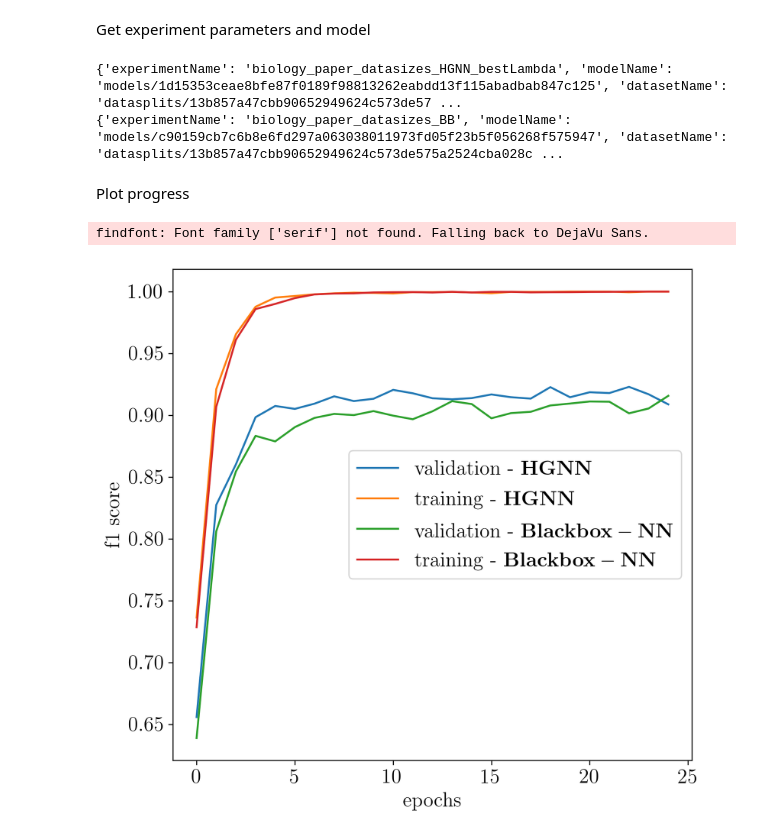
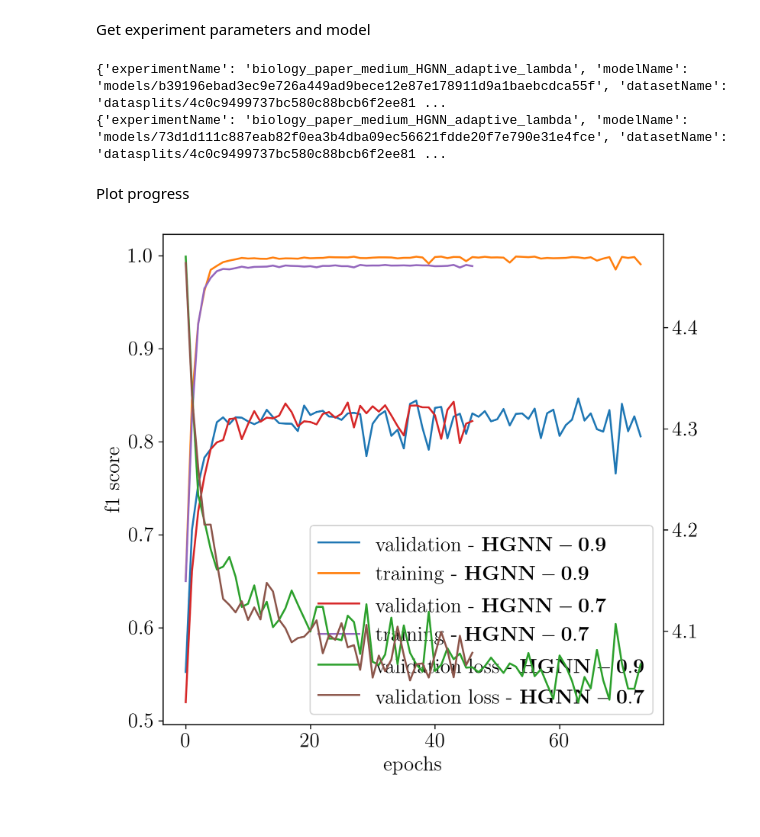
Before and after one commit to elhamod/HGNN, a Jupyter notebook: HGNN/analyse/Analyze multiple trials.ipynb, the cells around one changed output. Saved outputs shown, nothing was run; the diff lists cells and outputs as text; code cells hidden in the pictures.

```diff
--- a/HGNN/analyse/Analyze multiple trials.ipynb
+++ b/HGNN/analyse/Analyze multiple trials.ipynb
@@ -18,33 +18,33 @@ experimetnsFileName = "experiments.csv"
 # %% [markdown]
 Parameters
 # %%
-experimentsPath="/home/elhamod/HGNN/experiments/"
-dataPath="/data/BGNN_data/"
+experimentsPath="/raid/elhamod/Fish/experiments/"
+dataPath="/raid/elhamod/Fish/"
 
-sub_output_path = 'biologypaper/comaprison_HGNNvsBB'
+sub_output_path = 'biologypaper/adaptivelambda/comaprison_HGNNvsBB'
 
 
 experiment_list = [
     {
-       'experimentName': "biology_paper_datasizes_HGNN_bestLambda",
-       'trial_hash': '1d15353ceae8bfe87f0189f98813262eabdd13f115abadbab847c125',
-       'label': "$\mathbf{HGNN}$"
+       'experimentName': "biology_paper_medium_HGNN_adaptive_lambda",
+       'trial_hash': 'b39196ebad3ec9e726a449ad9bece12e87e178911d9a1baebcdca55f',
+       'label': "$\mathbf{HGNN-0.9}$"
     },
     {
-       'experimentName': "biology_paper_datasizes_BB",
-       'trial_hash': 'c90159cb7c6b8e6fd297a063038011973fd05f23b5f056268f575947',
-       'label': "$\mathbf{Blackbox-{NN}}$"
+       'experimentName': "biology_paper_medium_HGNN_adaptive_lambda",
+       'trial_hash': '73d1d111c887eab82f0ea3b4dba09ec56621fdde20f7e790e31e4fce',
+       'label': "$\mathbf{HGNN-0.7}$"
     },
 ]
 
-first_n_epochs = 25 # Noe means all.
+first_n_epochs = None # None means all.
 
 
 cuda=6
 
 plotsToDisplay= [{
     'validation_fine_f1': {"label":"validation" ,"secondary":False},
-#     'validation_loss': {"label":"validation loss","secondary":True},
+    'validation_loss': {"label":"validation loss","secondary":True},
     'training_fine_f1': {"label":"training" ,"secondary":False},
 #     'test_fine_f1': {"label":"test f1" ,"secondary":False},
 #     'validation_coarse_f1': {"label":"test coarse f1" ,"secondary":False},
@@ -91,8 +91,8 @@ for trial in experiment_list:
         df = df.head(first_n_epochs)
     dfs.append(df)
 # %% [output]
-{'experimentName': 'biology_paper_datasizes_HGNN_bestLambda', 'modelName': 'models/1d15353ceae8bfe87f0189f98813262eabdd13f115abadbab847c125', 'datasetName': 'datasplits/13b857a47cbb90652949624c573de57 ...
-{'experimentName': 'biology_paper_datasizes_BB', 'modelName': 'models/c90159cb7c6b8e6fd297a063038011973fd05f23b5f056268f575947', 'datasetName': 'datasplits/13b857a47cbb90652949624c573de575a2524cba028c ...
+{'experimentName': 'biology_paper_medium_HGNN_adaptive_lambda', 'modelName': 'models/b39196ebad3ec9e726a449ad9bece12e87e178911d9a1baebcdca55f', 'datasetName': 'datasplits/4c0c9499737bc580c88bcb6f2ee81 ...
+{'experimentName': 'biology_paper_medium_HGNN_adaptive_lambda', 'modelName': 'models/73d1d111c887eab82f0ea3b4dba09ec56621fdde20f7e790e31e4fce', 'datasetName': 'datasplits/4c0c9499737bc580c88bcb6f2ee81 ...
 # %% [markdown]
 Plot progress
 # %%
@@ -112,33 +112,32 @@ for i, df in enumerate(dfs):
                 y_secondary.append(key) #
             else:
                 y_primary.append(key)
 
         y_primary_labels = list(map(lambda x: " - ".join([plotToDisplay[x]["label"], trial_label]), y_primary))
         y_secondary_labels = list(map(lambda x:  " - ".join([plotToDisplay[x]["label"], trial_label]), y_secondary))
         y_primary_labels2 = list(map(lambda x: plotToDisplay[x]["label"], y_primary))
         y_secondary_labels2 = list(map(lambda x:  plotToDisplay[x]["label"], y_secondary))
         df_cleaned = df[(y_secondary_labels + y_primary_labels)]
 
         lines = []
         if len(y_primary_labels) > 0:
             df_cleaned.plot(ax=ax, y=y_primary_labels)
 #             ax.set_ylabel(str(y_primary_labels2))
             lines = ax.get_lines()
         if len(y_secondary_labels) > 0:
             df_cleaned.plot(ax=ax, y=y_secondary_labels, secondary_y=True)
 #             ax.right_ax.set_ylabel(str(y_secondary_labels2))
             lines = lines+ ax.right_ax.get_lines()
 
-        ax.legend(lines, [l.get_label() for l in lines], loc='center right')
+        ax.legend(lines, [l.get_label() for l in lines], loc='lower right')
 
 ax.set_ylabel('f1 score')
 ax.set_xlabel('epochs')
 
 plt.tight_layout(rect=[0, 0.03, 1, 0.95])
 path=  os.path.join(experimentsPath, 'figures', sub_output_path, 'convergence')
 if not os.path.exists(path):
     os.makedirs(path)
 fig.savefig(os.path.join(path, 'training_plot_'+hashlib.sha224(str(plotsToDisplay).encode('utf-8')).hexdigest()+'.pdf'), bbox_inches='tight')
 # %% [output]
-findfont: Font family ['serif'] not found. Falling back to DejaVu Sans.
-[figure, old version]
+[figure, new version]
```
Also changed, not shown: 25 other files.
